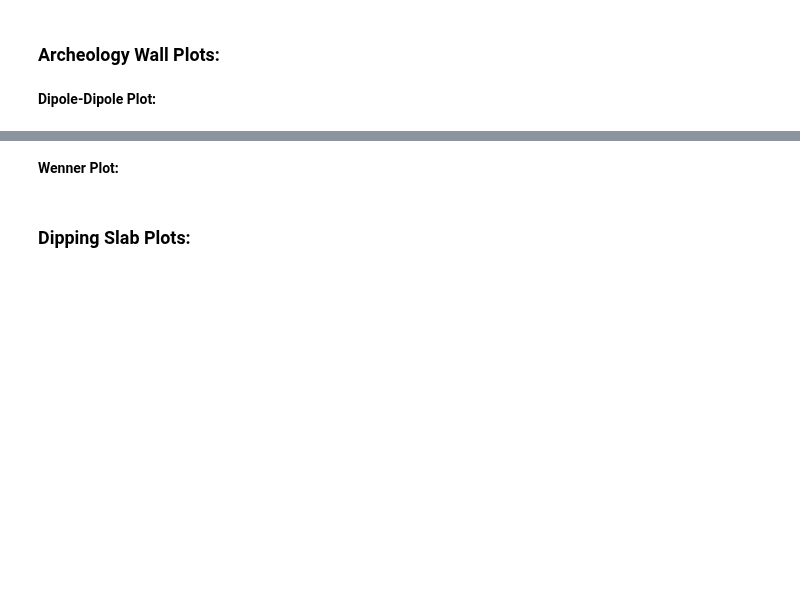
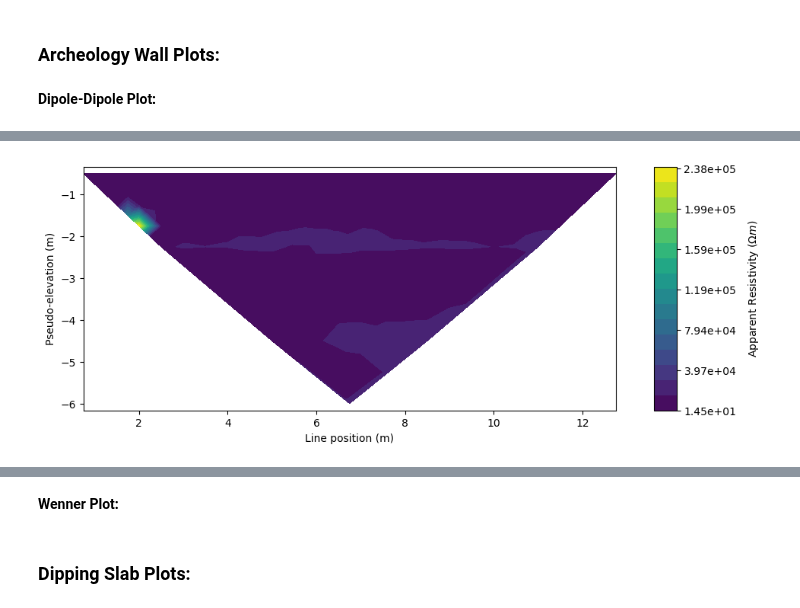
Before and after one commit to lillian-hanson/gpgn-318-328-notebooks, a Jupyter notebook: Labs/resitivity/10-lab-work.ipynb, the cells around one changed output, grey strips where cells are left out. Drawn from its saved outputs; the diff is of its cells as text; code cells hidden in the pictures; blank space fills up the shorter version.

```diff
--- a/Labs/resitivity/10-lab-work.ipynb
+++ b/Labs/resitivity/10-lab-work.ipynb
@@ -60,0 +119,10 @@ N = np.c_[arch_dipole_data['N(x)'],arch_dipole_data['N(z)']]
+# %%
+# More relevat though are the apparent resistivities (or conductivities)
+rho_app = static_utils.apparent_resistivity_from_voltage(survey, norm_v)
+
+ax, im = static_utils.plot_pseudosection(
+    survey, rho_app, cbar_label=r'Apparent Resistivity $(\Omega m)$',
+    contourf_opts={'levels':20}
+)
+# %% [output]
+[figure, added]
```
Also changed, not shown: parts of 7 cells of this notebook, 1 other file.
